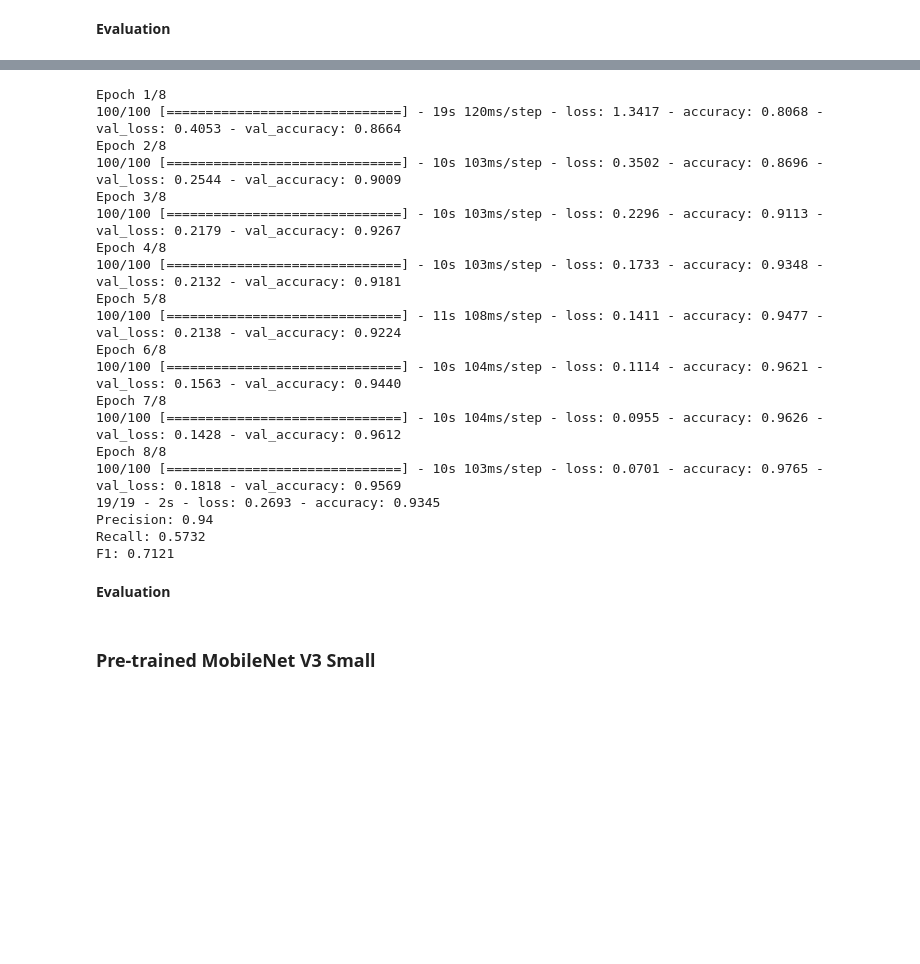
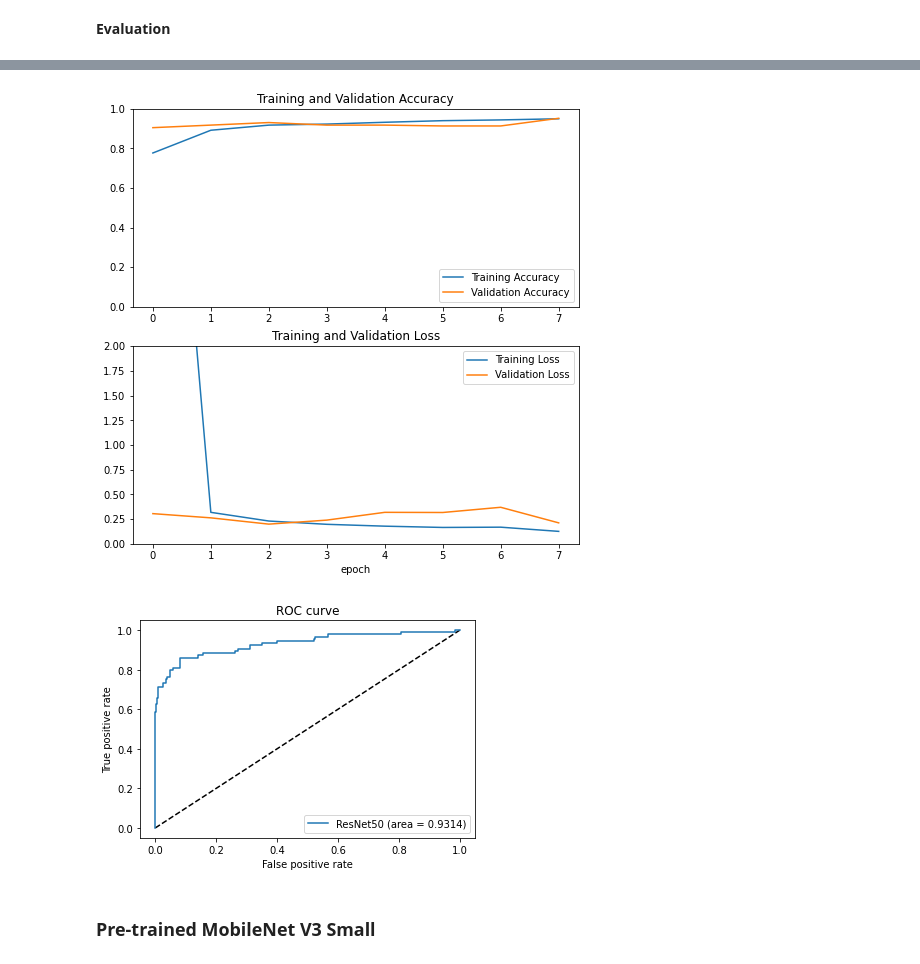
Before and after one commit to Rafsan7238/BracU_Thesis_P2, a Jupyter notebook: Pre_Thesis_2.ipynb, the cells around one changed output, grey strips where cells are left out. Cells and saved outputs as stored; diff of their text form; code cells hidden in the pictures; blank space fills up the shorter version.

Commit message:
Included evaluation and edited custom model

```diff
--- a/Pre_Thesis_2.ipynb
+++ b/Pre_Thesis_2.ipynb
@@ -541,43 +517,43 @@ F1: 0.7576
-# %%
-pretrained_efficientnet_model = get_efficientnet_pretrained()
-pretrain_efficientnet_history = pretrained_efficientnet_model.fit(x_train, y_train, validation_split=0.1, epochs=8, steps_per_epoch=100)
-pretrained_efficientnet_model.evaluate(x_test, y_test, verbose=2)
-pretrained_efficientnet_y_pred = pretrained_efficientnet_model.predict(x_test).ravel()
-
-# For precision, recall, F1
-pretrained_efficientnet_y_class = np.where(pretrained_efficientnet_y_pred<0.5, 0, 1)
-
-efficientnet_precision = precision_score(y_test, pretrained_efficientnet_y_class)
-print(f"Precision: {round(efficientnet_precision,4)}")
-
-efficientnet_recall = recall_score(y_test, pretrained_efficientnet_y_class)
-print(f"Recall: {round(efficientnet_recall,4)}")
-
-efficientnet_f1 = f1_score(y_test, pretrained_efficientnet_y_class)
-print(f"F1: {round(efficientnet_f1,4)}")
-# %% [output]
-Epoch 1/8
-100/100 [==============================] - 19s 120ms/step - loss: 1.3417 - accuracy: 0.8068 - val_loss: 0.4053 - val_accuracy: 0.8664
-Epoch 2/8
-100/100 [==============================] - 10s 103ms/step - loss: 0.3502 - accuracy: 0.8696 - val_loss: 0.2544 - val_accuracy: 0.9009
-Epoch 3/8
-100/100 [==============================] - 10s 103ms/step - loss: 0.2296 - accuracy: 0.9113 - val_loss: 0.2179 - val_accuracy: 0.9267
-Epoch 4/8
-100/100 [==============================] - 10s 103ms/step - loss: 0.1733 - accuracy: 0.9348 - val_loss: 0.2132 - val_accuracy: 0.9181
-Epoch 5/8
-100/100 [==============================] - 11s 108ms/step - loss: 0.1411 - accuracy: 0.9477 - val_loss: 0.2138 - val_accuracy: 0.9224
-Epoch 6/8
-100/100 [==============================] - 10s 104ms/step - loss: 0.1114 - accuracy: 0.9621 - val_loss: 0.1563 - val_accuracy: 0.9440
-Epoch 7/8
-100/100 [==============================] - 10s 104ms/step - loss: 0.0955 - accuracy: 0.9626 - val_loss: 0.1428 - val_accuracy: 0.9612
-Epoch 8/8
-100/100 [==============================] - 10s 103ms/step - loss: 0.0701 - accuracy: 0.9765 - val_loss: 0.1818 - val_accuracy: 0.9569
-19/19 - 2s - loss: 0.2693 - accuracy: 0.9345
-Precision: 0.94
-Recall: 0.5732
-F1: 0.7121
-# %% [markdown]
-**Evaluation**
+# %%
+acc = pretrain_resnet_history.history['accuracy']
+val_acc = pretrain_resnet_history.history['val_accuracy']
+
+loss = pretrain_resnet_history.history['loss']
+val_loss = pretrain_resnet_history.history['val_loss']
+
+plt.figure(figsize=(8, 8))
+plt.subplot(2, 1, 1)
+plt.plot(acc, label='Training Accuracy')
+plt.plot(val_acc, label='Validation Accuracy')
+plt.ylim([0, 1])
+plt.legend(loc='lower right')
+plt.title('Training and Validation Accuracy')
+
+plt.subplot(2, 1, 2)
+plt.plot(loss, label='Training Loss')
+plt.plot(val_loss, label='Validation Loss')
+plt.ylim([0, 2.0])
+plt.legend(loc='upper right')
+plt.title('Training and Validation Loss')
+plt.xlabel('epoch')
+plt.show()
+
+#roc and auc
+
+fpr_keras, tpr_keras, thresholds_keras = roc_curve(y_test, pretrained_resnet_y_pred)
+auc_keras = auc(fpr_keras, tpr_keras)
+
+plt.figure(1)
+plt.plot([0, 1], [0, 1], 'k--')
+plt.plot(fpr_keras, tpr_keras, label='ResNet50 (area = {:.4f})'.format(auc_keras))
+plt.xlabel('False positive rate')
+plt.ylabel('True positive rate')
+plt.title('ROC curve')
+plt.legend(loc='lower right')
+plt.show()
+# %% [output]
+[figure, added]
+[figure, added]
 # %% [markdown]
 ### **Pre-trained MobileNet V3 Small**
 # %% [markdown]
```
Also changed, not shown: parts of 13 cells of this notebook.
